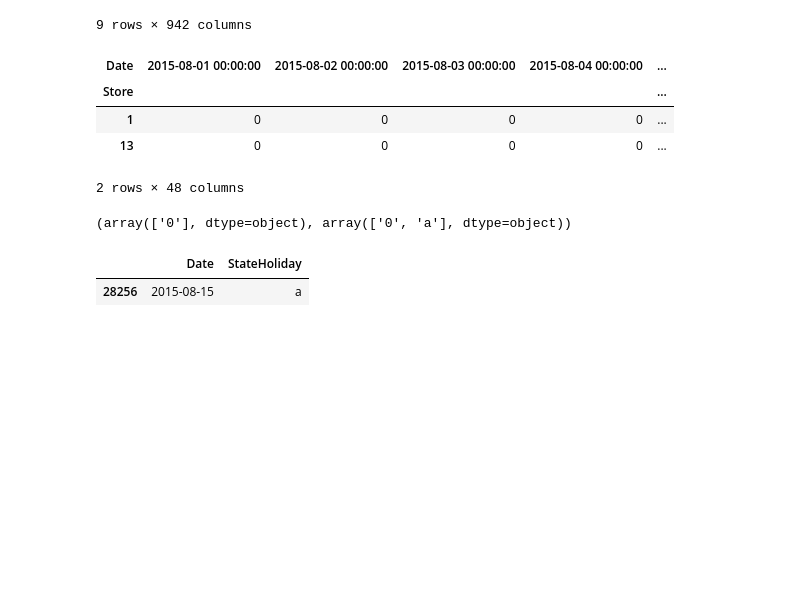
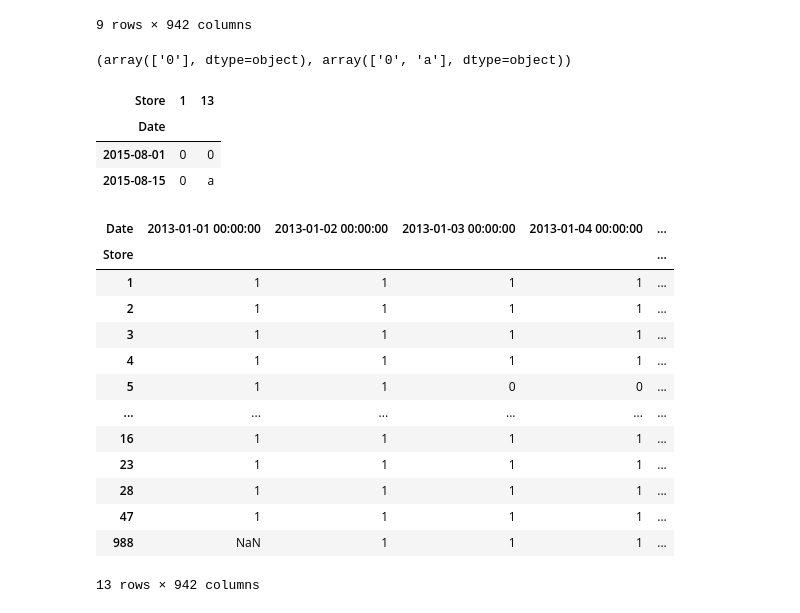
Before and after one commit to superChing/Kaggle-Rossmann-Store, a Jupyter notebook: explore train.ipynb, the cells around one changed output. Cells and saved outputs as stored; diff of their text form; code cells hidden in the pictures; blank space fills up the shorter version.

```diff
--- a/explore train.ipynb
+++ b/explore train.ipynb
@@ -262,23 +262,32 @@ train.set_index(['Date','Store']).unstack(level='Store')['StateHoliday'].T.drop_
 | 28 | a | 0 | 0 | 0 | ... |
 | 988 | nan | 0 | 0 | 0 | ... |
 9 rows × 942 columns
-# %%
-test.set_index(['Date','Store']).unstack(level='Store')['StateHoliday'].T.drop_duplicates()
-# %% [output]
-| Date | 2015-08-01 00:00:00 | 2015-08-02 00:00:00 | 2015-08-03 00:00:00 | 2015-08-04 00:00:00 | ... |
-| Store |  |  |  |  | ... |
-| 1 | 0 | 0 | 0 | 0 | ... |
-| 13 | 0 | 0 | 0 | 0 | ... |
-2 rows × 48 columns
 # %%
 test[test.Store==1].StateHoliday.unique(),test[test.Store==13].StateHoliday.unique()
 # %% [output]
 (array(['0'], dtype=object), array(['0', 'a'], dtype=object))
-# %%
-test.StateHoliday=test.StateHoliday.astype(np.str)
-from IPython.display import display
-with pd.option_context('display.max_rows', 50, 'display.max_columns', 5):
-    display(test[test.Store==13][test.StateHoliday=='a'].ix[:,['Date','StateHoliday']])
-# %% [output]
-|  | Date | StateHoliday |
-| 28256 | 2015-08-15 | a |
+# %%
+x=test.set_index(['Date','Store']).unstack(level='Store')['StateHoliday']
+x.T.drop_duplicates().T.drop_duplicates()
+# %% [output]
+| Store | 1 | 13 |
+| Date |  |  |
+| 2015-08-01 | 0 | 0 |
+| 2015-08-15 | 0 | a |
+# %%
+train.set_index(['Date','Store']).unstack(level='Store')['SchoolHoliday'].T.drop_duplicates()
+# %% [output]
+| Date | 2013-01-01 00:00:00 | 2013-01-02 00:00:00 | 2013-01-03 00:00:00 | 2013-01-04 00:00:00 | ... |
+| Store |  |  |  |  | ... |
+| 1 | 1 | 1 | 1 | 1 | ... |
+| 2 | 1 | 1 | 1 | 1 | ... |
+| 3 | 1 | 1 | 1 | 1 | ... |
+| 4 | 1 | 1 | 1 | 1 | ... |
+| 5 | 1 | 1 | 0 | 0 | ... |
+| ... | ... | ... | ... | ... | ... |
+| 16 | 1 | 1 | 1 | 1 | ... |
+| 23 | 1 | 1 | 1 | 1 | ... |
+| 28 | 1 | 1 | 1 | 1 | ... |
+| 47 | 1 | 1 | 1 | 1 | ... |
+| 988 | NaN | 1 | 1 | 1 | ... |
+13 rows × 942 columns
```
Also changed, not shown: parts of 2 cells of this notebook.
